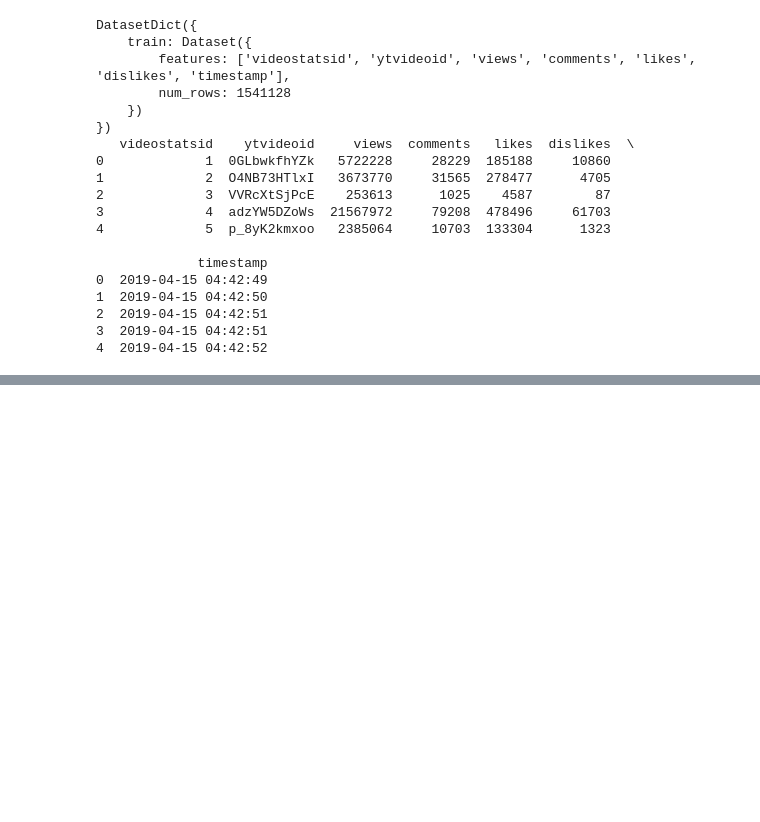
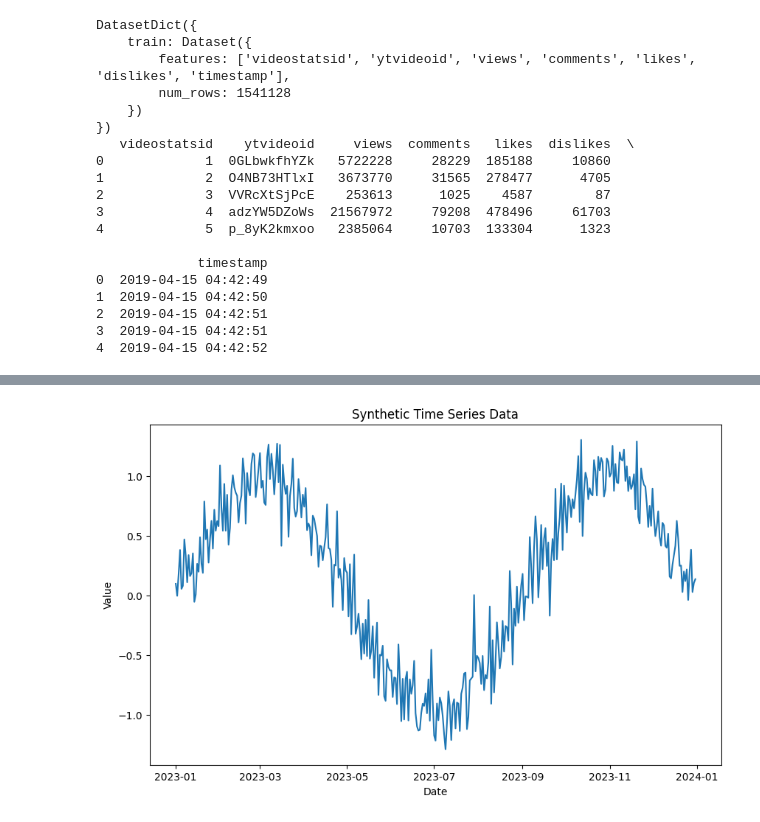
Before and after one commit to Bashar12345/chat_bot_experiment_one, a Jupyter notebook: time_series.ipynb, the cells around one changed output, grey strips where cells are left out. Saved outputs shown, nothing was run; the diff lists cells and outputs as text; code cells hidden in the pictures; blank space fills up the shorter version.

```diff
--- a/time_series.ipynb
+++ b/time_series.ipynb
@@ -120,0 +142,24 @@ plt.show()
+# %%
+import numpy as np
+import pandas as pd
+import matplotlib.pyplot as plt
+
+# Generate synthetic time series data (e.g., daily temperatures)
+np.random.seed(42)
+n = 365  # 1 year of data
+date_range = pd.date_range(start="2023-01-01", periods=n, freq="D")
+data = np.sin(np.linspace(0, 3 * np.pi, n)) + 0.2 * np.random.randn(n)  # Sine wave with noise
+
+# Create a DataFrame
+df = pd.DataFrame({"date": date_range, "value": data})
+df.set_index("date", inplace=True)
+
+# Visualize the data
+plt.figure(figsize=(10, 6))
+plt.plot(df.index, df["value"])
+plt.title("Synthetic Time Series Data")
+plt.xlabel("Date")
+plt.ylabel("Value")
+plt.show()
+# %% [output]
+[figure, added]
```
Also changed, not shown: parts of 10 cells of this notebook, 37 other files.
